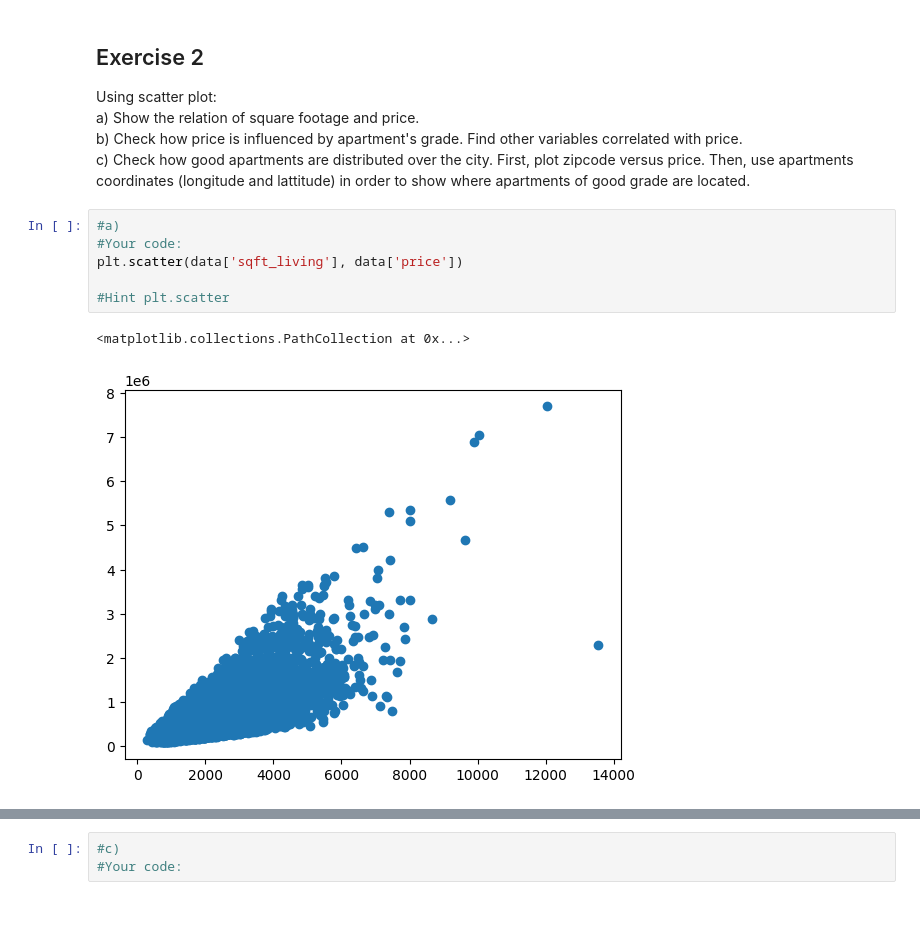
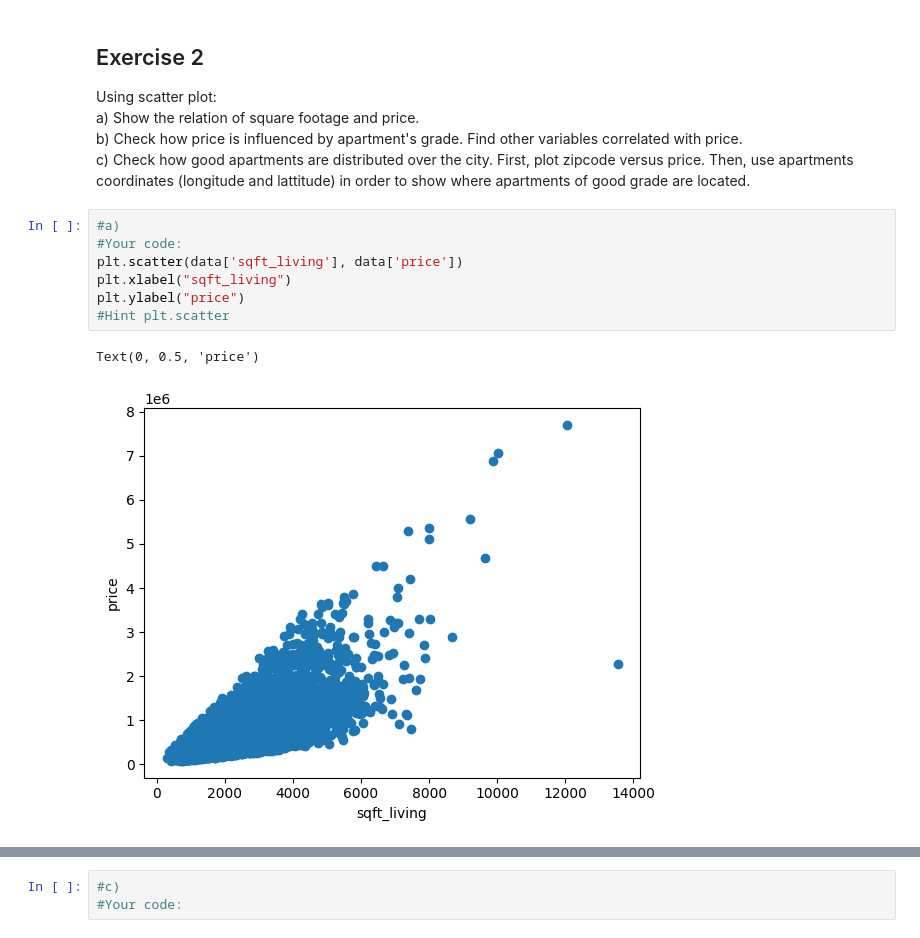
Before and after one commit to Tatraa/Data-Science, a Jupyter notebook: Assigment1/Assignment_1.ipynb, the cells around one changed output, grey strips where cells are left out. Drawn from its saved outputs; the diff is of its cells as text; blank space fills up the shorter version.

```diff
--- a/Assigment1/Assignment_1.ipynb
+++ b/Assigment1/Assignment_1.ipynb
@@ -54,9 +61,10 @@ c) Check how good apartments are distributed over the city. First, plot zipcode
 # %%
 #a)
 #Your code:
 plt.scatter(data['sqft_living'], data['price'])
-
+plt.xlabel("sqft_living")
+plt.ylabel("price")
 #Hint plt.scatter
 # %% [output]
-<matplotlib.collections.PathCollection at 0x...>
+Text(0, 0.5, 'price')
-[figure, old version]
+[figure, new version]
```
Also changed, not shown: parts of 15 cells of this notebook.
